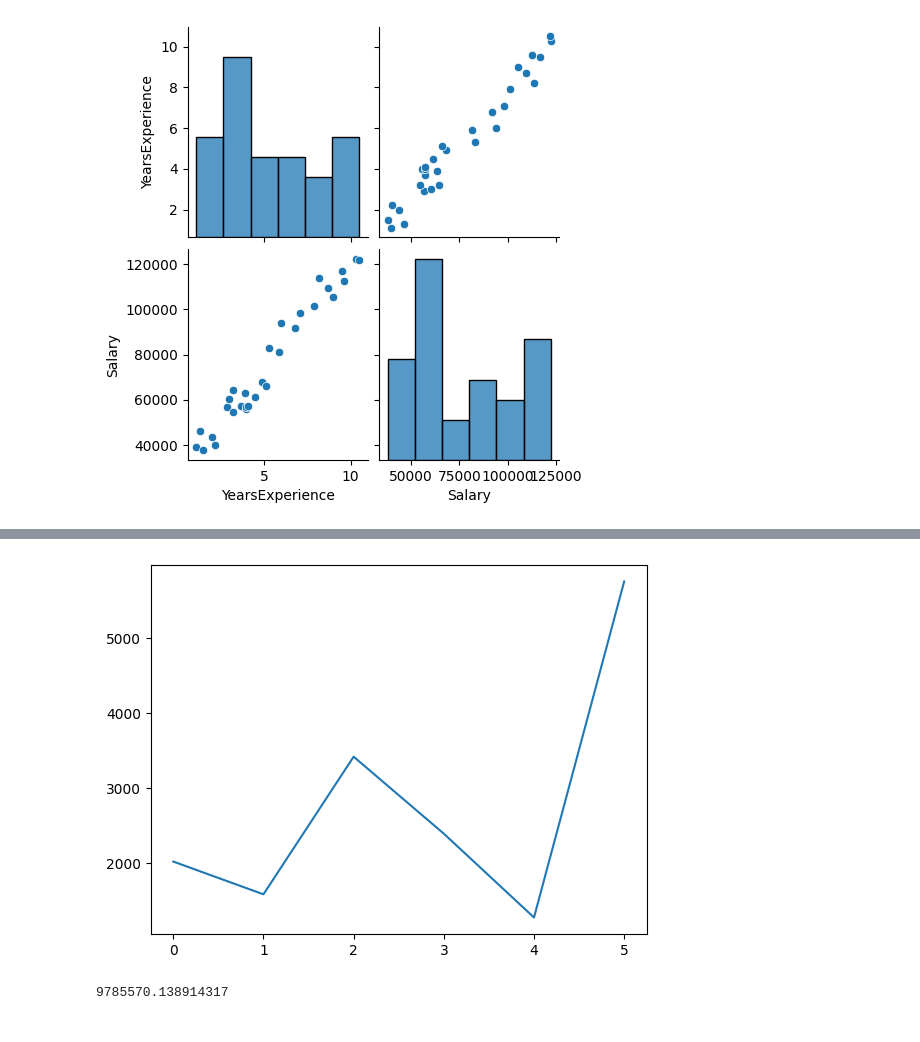
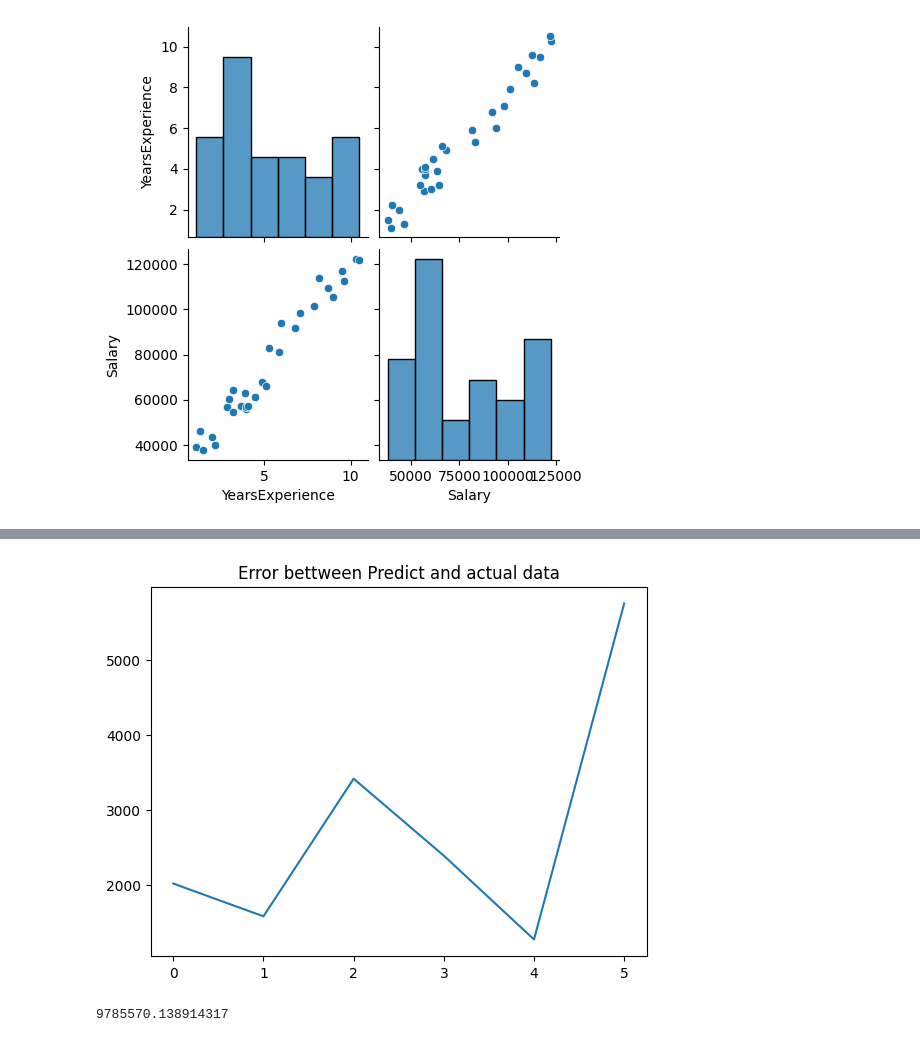
Before and after one commit to Osama-Abd-El-Mohsen/machine_learnning_practice, a Jupyter notebook: 00_pearson_correlation_coefficient/Sklearn.ipynb, the cells around one changed output, grey strips where cells are left out. Saved outputs shown, nothing was run; the diff lists cells and outputs as text; code cells hidden in the pictures.

```diff
--- a/00_pearson_correlation_coefficient/Sklearn.ipynb
+++ b/00_pearson_correlation_coefficient/Sklearn.ipynb
@@ -71,8 +74,9 @@ plt.show()
 # %%
 plt.plot(abs(y_test.values - y_predict))
+plt.title("Error bettween Predict and actual data")
 plt.show()
 # %% [output]
-[figure, old version]
+[figure, new version]
 # %%
 mean_squared_error(y_test,y_predict)
 # %% [output]
```
Also changed, not shown: parts of 3 cells of this notebook.
